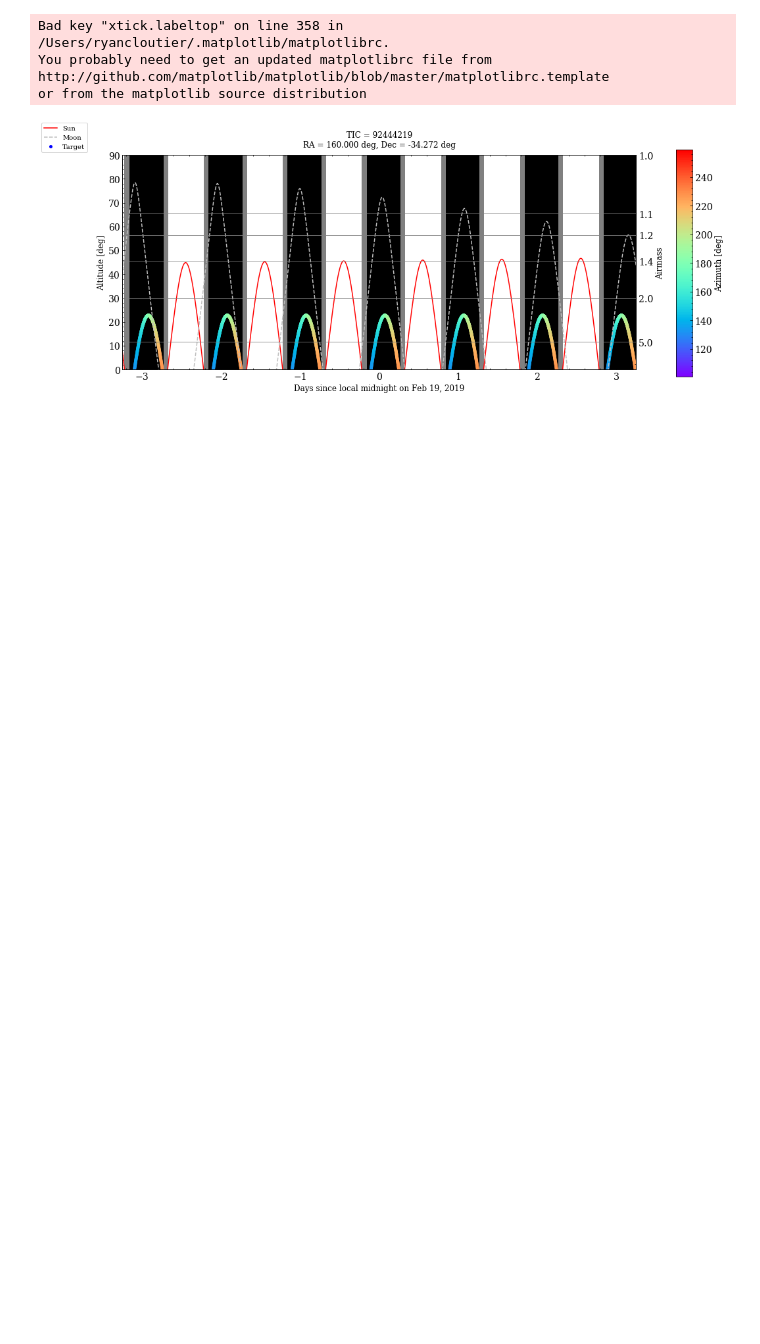
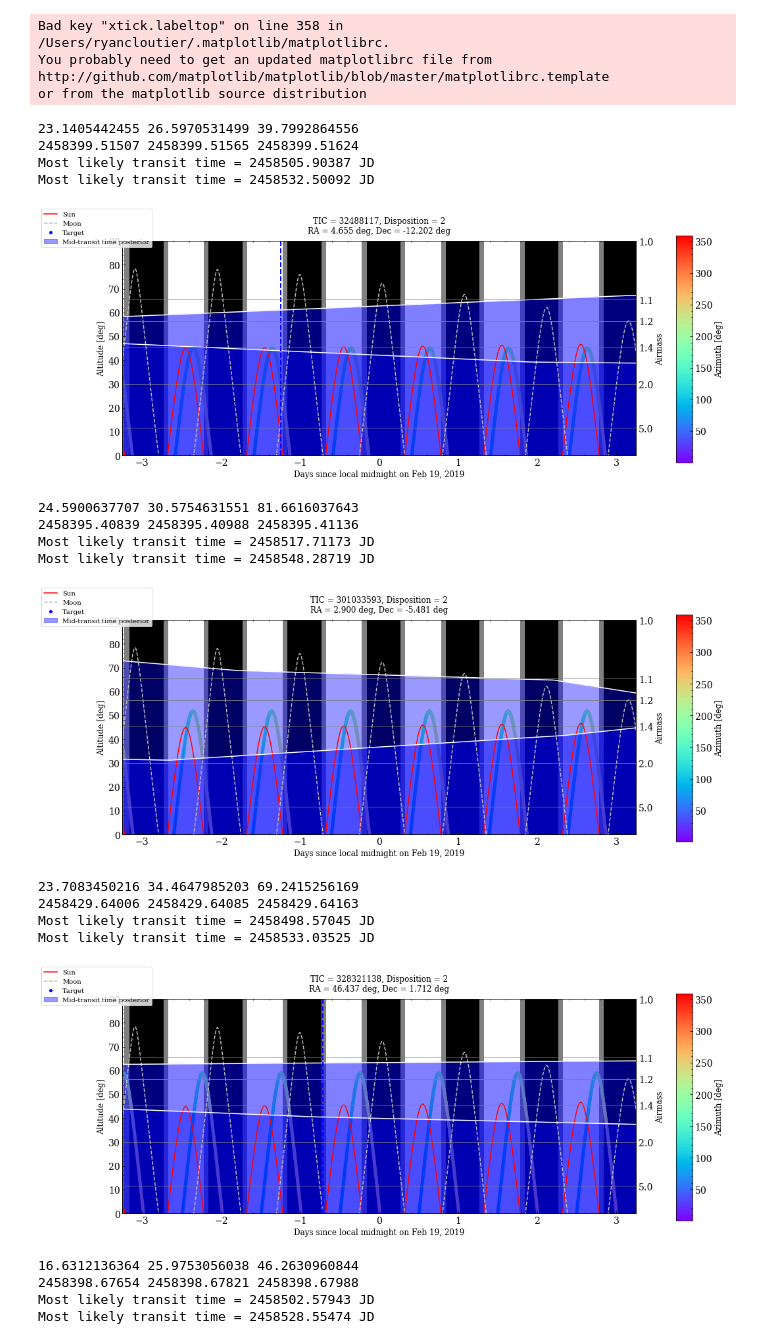
Before and after one commit to r-cloutier/mdwarfparams, a Jupyter notebook: Dragonfly_visibility.ipynb, the cells around one changed output. Cells and saved outputs as stored; diff of their text form; code cells hidden in the pictures; blank space fills up the shorter version.

```diff
--- a/Dragonfly_visibility.ipynb
+++ b/Dragonfly_visibility.ipynb
@@ -32,4 +32,15 @@ eT0s = np.append(self.e_T0s[g1], self.e_T0s[g2])
 ras = np.append(self.ras[g1], self.ras[g2])
 decs = np.append(self.decs[g1], self.decs[g2])
 tics = np.append(self.tics[g1], self.tics[g2])
+dispositions_human = np.append(self.disposition_human[g1], self.disposition_human[g2])
+#Ps = self.Ps[g]
+#ehiPs = self.e_Ps[g]
+#eloPs = self.e_Ps[g]
+#T0s = self.T0s[g]
+#ehiT0s = self.e_T0s[g]
+#eloT0s = self.e_T0s[g]
+#ras = self.ras[g]
+#decs = self.decs[g]
+#tics = self.tics[g]
+#dispositions_human = self.disposition_human[g]
 # %%
@@ -128,5 +169,24 @@ loc = EarthLocation(lat=lat*u.deg, lon=lon*u.deg, height=elevation*u.m)
 # %%
-for i in range(1):
-    plot_visibility(tics[i], 160, decs[i], UTCoffset, duration_days=6.5, saveplt=False)
+for i in range(tics.size):
+    plot_visibility(tics[i], dispositions_human[i], ras[i], decs[i], loc, UTCoffset, Ps=[Ps[i],ehiPs[i],eloPs[i]],
+                    T0s=[T0s[i],ehiT0s[i],eloT0s[i]], duration_days=6.5, saveplt=True)
 # %% [output]
+23.1405442455 26.5970531499 39.7992864556
+2458399.51507 2458399.51565 2458399.51624
+Most likely transit time = 2458505.90387 JD
+Most likely transit time = 2458532.50092 JD
-[figure, old version]
+[figure, new version]
+24.5900637707 30.5754631551 81.6616037643
+2458395.40839 2458395.40988 2458395.41136
+Most likely transit time = 2458517.71173 JD
+Most likely transit time = 2458548.28719 JD
+[figure, added]
+23.7083450216 34.4647985203 69.2415256169
+2458429.64006 2458429.64085 2458429.64163
+Most likely transit time = 2458498.57045 JD
+Most likely transit time = 2458533.03525 JD
+[figure, added]
+16.6312136364 25.9753056038 46.2630960844
+2458398.67654 2458398.67821 2458398.67988
+Most likely transit time = 2458502.57943 JD
+Most likely transit time = 2458528.55474 JD
```
Also changed, not shown: parts of 8 cells of this notebook, 4 other files.
